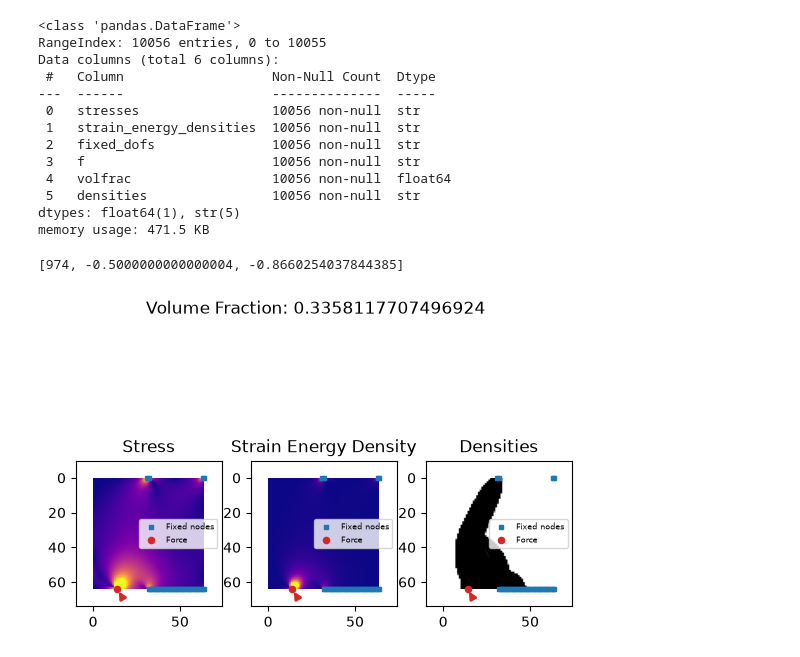
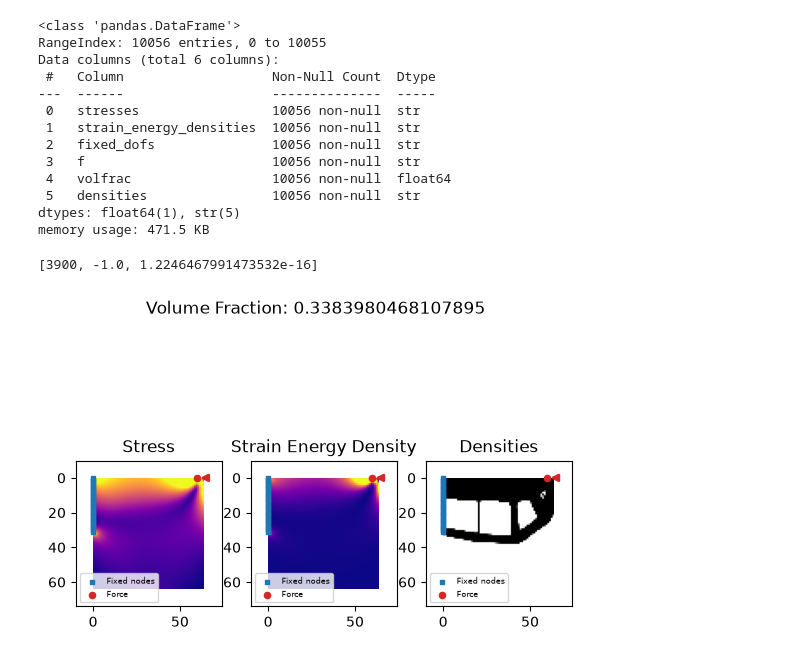
Before and after one commit to lucasvoncorvin/12435611_topology-optimization, a Jupyter notebook: data/process_data.ipynb, the cells around one changed output. Drawn from its saved outputs; the diff is of its cells as text; code cells hidden in the pictures.

```diff
--- a/data/process_data.ipynb
+++ b/data/process_data.ipynb
@@ -91,9 +91,9 @@ def visualize_sample(index):
         ax.legend(fontsize=6)
     plt.show()
 # %%
-visualize_sample(99)
+visualize_sample(900)
 # %% [output]
-[974, -0.5000000000000004, -0.8660254037844385]
+[3900, -1.0, 1.2246467991473532e-16]
-[figure, old version]
+[figure, new version]
 # %%
 # TODO: Augment data by mirroring and rotating
```
Also changed, not shown: parts of 2 cells of this notebook, 2 other files.
